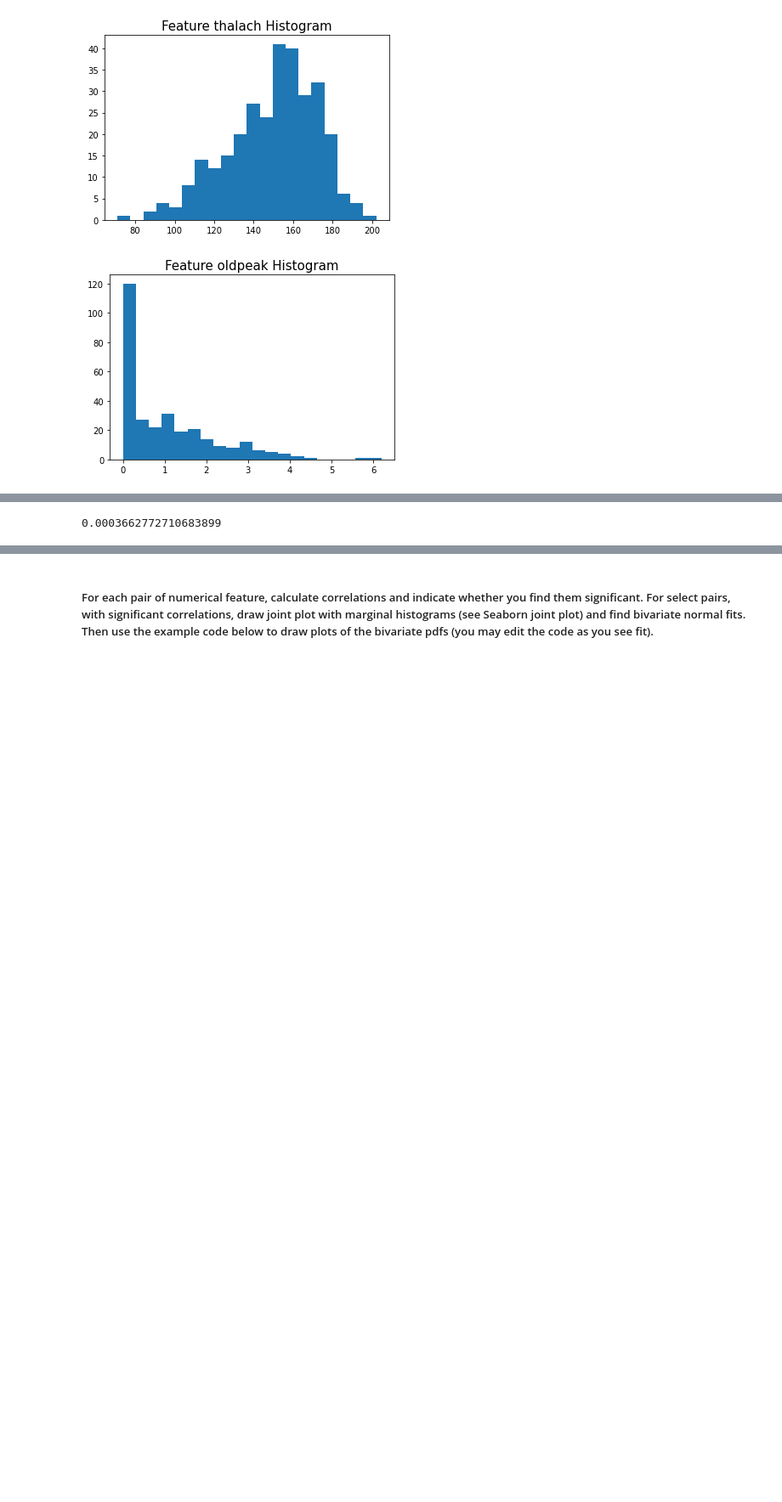
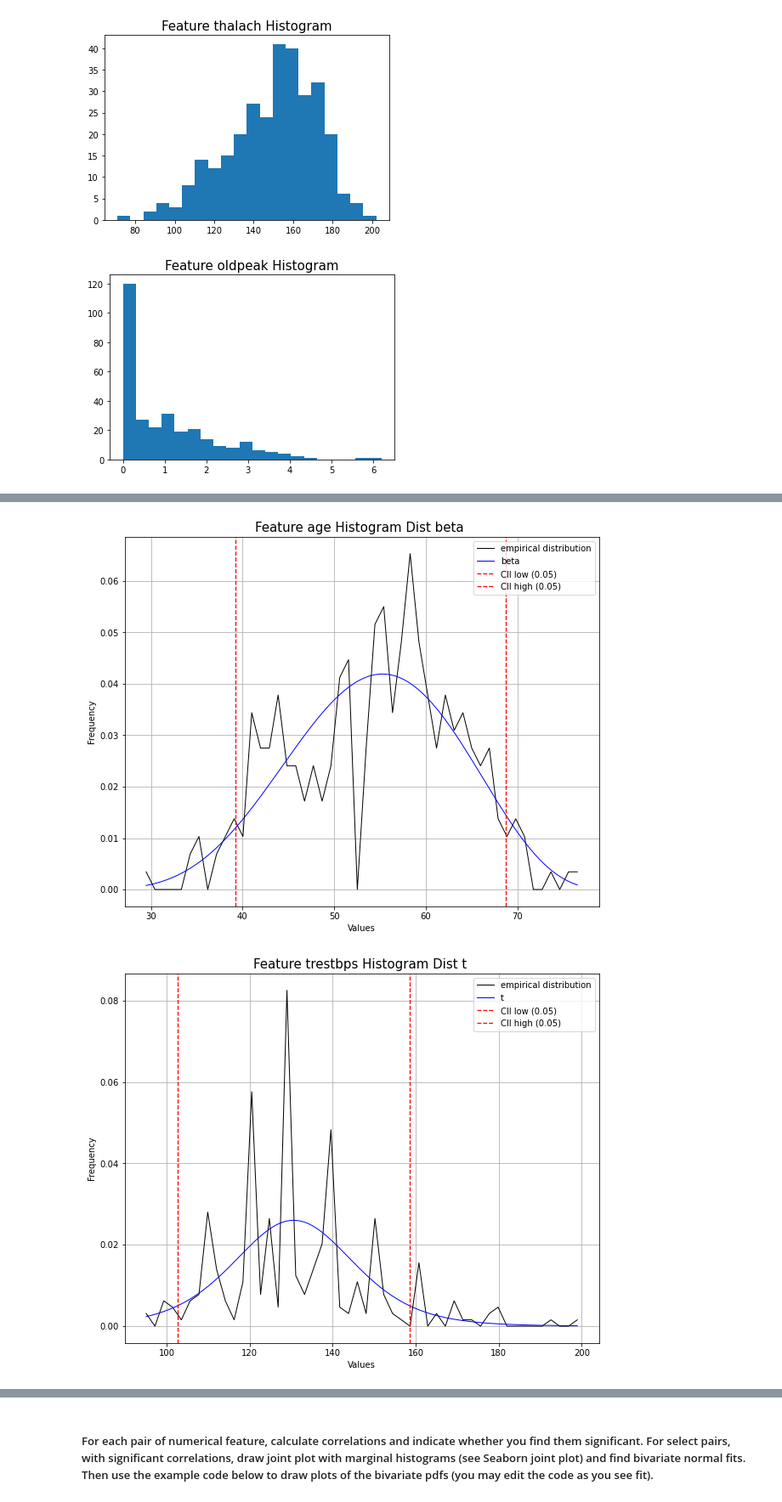
Before and after one commit to leeaz97/SatisticsIDC, a Jupyter notebook: HW3.ipynb, the cells around one changed output, grey strips where cells are left out. Shown at 85% size. Saved outputs shown, nothing was run; the diff lists cells and outputs as text; code cells hidden in the pictures; blank space fills up the shorter version.

```diff
--- a/HW3.ipynb
+++ b/HW3.ipynb
@@ -263,0 +297,28 @@ plt.hist(df[a], bins=20)
+# %%
+# using formula Difference in proportions from the lect
+alpha = 0.05 #confidence of 95%
+guma = norm.ppf(1-alpha/2)
+
+healthy_len = healthy.shape[0]
+disease_len = disease.shape[0]
+
+
+for f in numerical_features:
+    mean_disease = disease[f].mean()
+    mean_healthy = healthy[f].mean()
+
+    std_pow_disease = pow(disease[f].std(),2) # pow(std) = p(1-p)
+    std_pow_healthy = pow(healthy[f].std(),2) # pow(std) = p(1-p)
+   #formula difference in proportions confidence interval
+    delta_hi = (mean_healthy - mean_disease) + guma*math.sqrt(((std_pow_healthy)/healthy_len)
+                                                              + ((std_pow_disease)/disease_len ))
+    delta_lo = (mean_healthy - mean_disease) - guma*math.sqrt(((std_pow_healthy)/healthy_len)
+                                                              + ((std_pow_disease)/disease_len ))
+
+    #Since the interval does not contain 0, we see that the difference seen in this study was "significant."
+    if delta_lo <= 0 and 0 <= delta_hi:
+        print("Feature {} - The interval does not contain 0 - so the difference seen in not significant".format(f))
+    elif mean_healthy > mean_disease:
+        print("Feature {} - In confidence of 95% the healthy pop mean is larger than the disease pop mean".format(f))
+    else:
+        print("Feature {} - In confidence of 95% the healthy pop mean is smaller than the disease pop mean".format(f))
@@ -303,6 +366,6 @@ Successfully installed distfit-1.4.2 pypickle-1.0.0
 # %%
 from distfit import distfit
-
+dict_feature_distfit = {}
 for f in numerical_features:
     X = df[f]
     # Initialize distfit
@@ -310,8 +373,10 @@ for f in numerical_features:
 
     # Determine best-fitting probability distribution for data
     dist.fit_transform(X)
-    # find the distr by the minmum score
-    dist.summary[dist.summary["score"] == dist.summary['score'].min()]['distr']
+    # the distr is the minmum score
+    #dict_feature_distfit[f] = dist.summary[dist.summary["score"] == dist.summary['score'].min()]['distr'].item()
+    dist.plot()
+    plt.title('Feature {} Histogram Dist {} '.format(f , dist.summary[dist.summary["score"] == dist.summary['score'].min()]['distr'].item() ), fontsize=15)
 # %% [output]
 [distfit] >fit..
 [distfit] >transform..
@@ -330 +398,2 @@ for f in numerical_features:
-0.0003662772710683899
+[figure, added]
+[figure, added]
```
Also changed, not shown: parts of 13 cells of this notebook.
